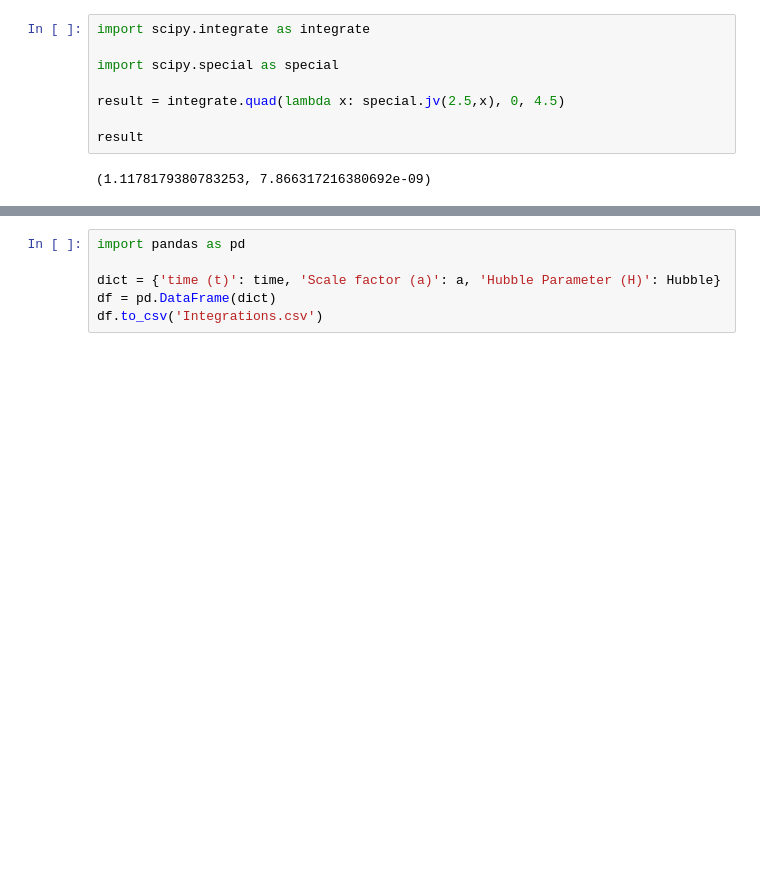
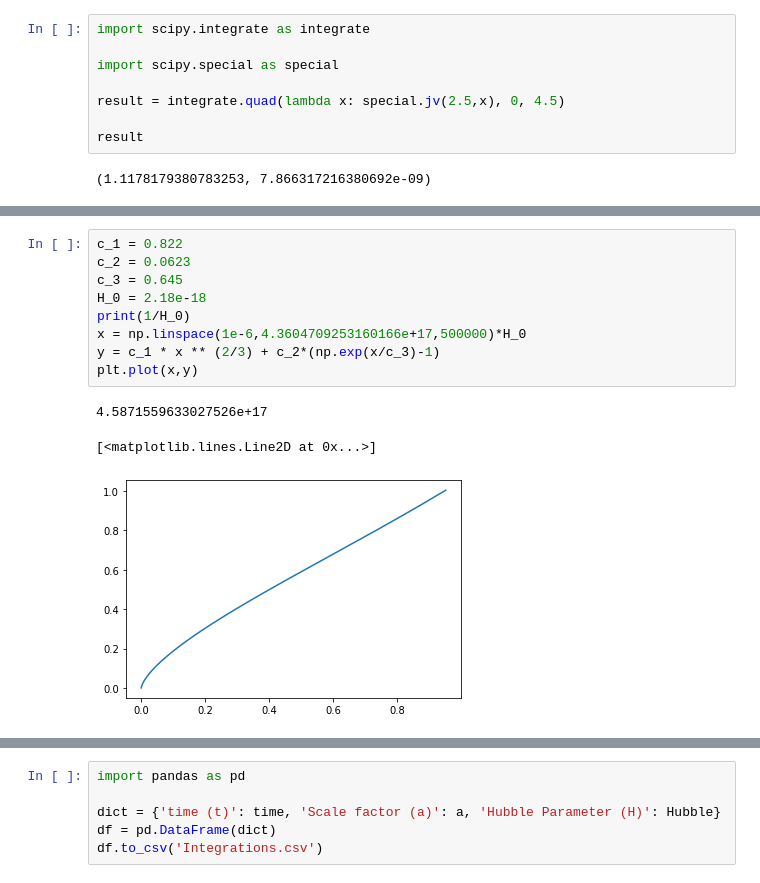
Before and after one commit to MaxJXiao/Cosmic-Strings, a Jupyter notebook: Comoving.ipynb, the cells around one changed output, grey strips where cells are left out. Drawn from its saved outputs; the diff is of its cells as text; blank space fills up the shorter version.

```diff
--- a/Comoving.ipynb
+++ b/Comoving.ipynb
@@ -305,0 +351,13 @@ print(time[-1])
+# %%
+c_1 = 0.822
+c_2 = 0.0623
+c_3 = 0.645
+H_0 = 2.18e-18
+print(1/H_0)
+x = np.linspace(1e-6,4.3604709253160166e+17,500000)*H_0
+y = c_1 * x ** (2/3) + c_2*(np.exp(x/c_3)-1)
+plt.plot(x,y)
+# %% [output]
+4.5871559633027526e+17
+[<matplotlib.lines.Line2D at 0x...>]
+[figure, added]
```
Also changed, not shown: parts of 21 cells of this notebook.
